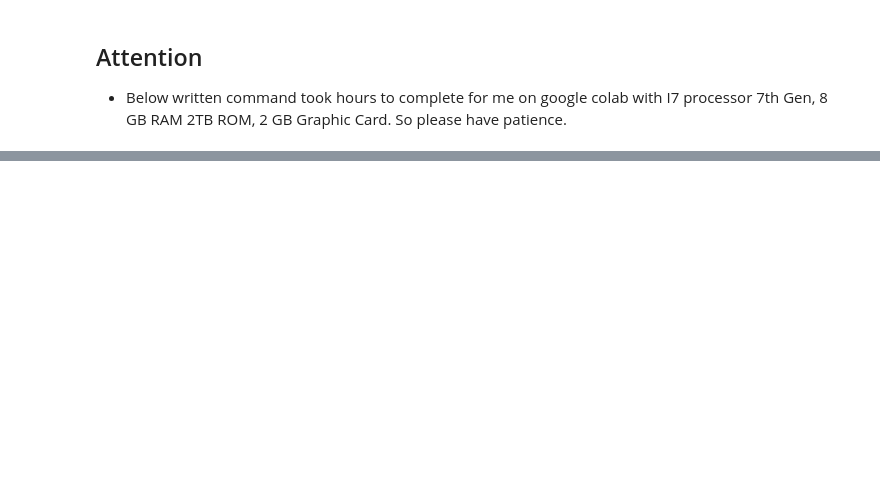
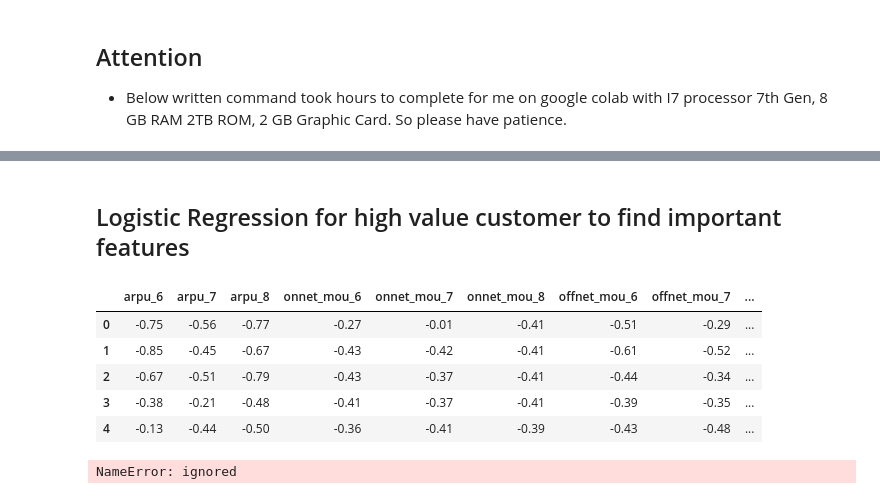
Before and after one commit to spdsp04/TelecomChrunCasestudy, a Jupyter notebook: Telecom_Chrun.ipynb, the cells around one changed output, grey strips where cells are left out. Cells and saved outputs as stored; diff of their text form; code cells hidden in the pictures; blank space fills up the shorter version.

```diff
--- a/Telecom_Chrun.ipynb
+++ b/Telecom_Chrun.ipynb
@@ -823,0 +889,12 @@ print(loan)
+# %% [markdown]
+## Logistic Regression for high value customer to find important features
+# %%
+# Dataframe with high value customer
+hight_value_user_train.head()
+# %% [output]
+|  | arpu_6 | arpu_7 | arpu_8 | onnet_mou_6 | onnet_mou_7 | onnet_mou_8 | offnet_mou_6 | offnet_mou_7 | ... |
+| 0 | -0.75 | -0.56 | -0.77 | -0.27 | -0.01 | -0.41 | -0.51 | -0.29 | ... |
+| 1 | -0.85 | -0.45 | -0.67 | -0.43 | -0.42 | -0.41 | -0.61 | -0.52 | ... |
+| 2 | -0.67 | -0.51 | -0.79 | -0.43 | -0.37 | -0.41 | -0.44 | -0.34 | ... |
+| 3 | -0.38 | -0.21 | -0.48 | -0.41 | -0.37 | -0.41 | -0.39 | -0.35 | ... |
+| 4 | -0.13 | -0.44 | -0.50 | -0.36 | -0.41 | -0.39 | -0.43 | -0.48 | ... |
@@ -823,0 +906,11 @@ print(loan)
+# %%
+# Scaling the numerical data
+scaler = StandardScaler()
+numerical_values=hight_value_user_train.columns
+hight_value_user_train[numerical_values] = scaler.fit_transform(hight_value_user_train[numerical_values])
+
+# Naming X_train and y_train
+X_train_high = hight_value_user_train
+y_train_high = y_high
+# %% [output]
+NameError: ignored
```
Also changed, not shown: parts of 31 cells of this notebook.
